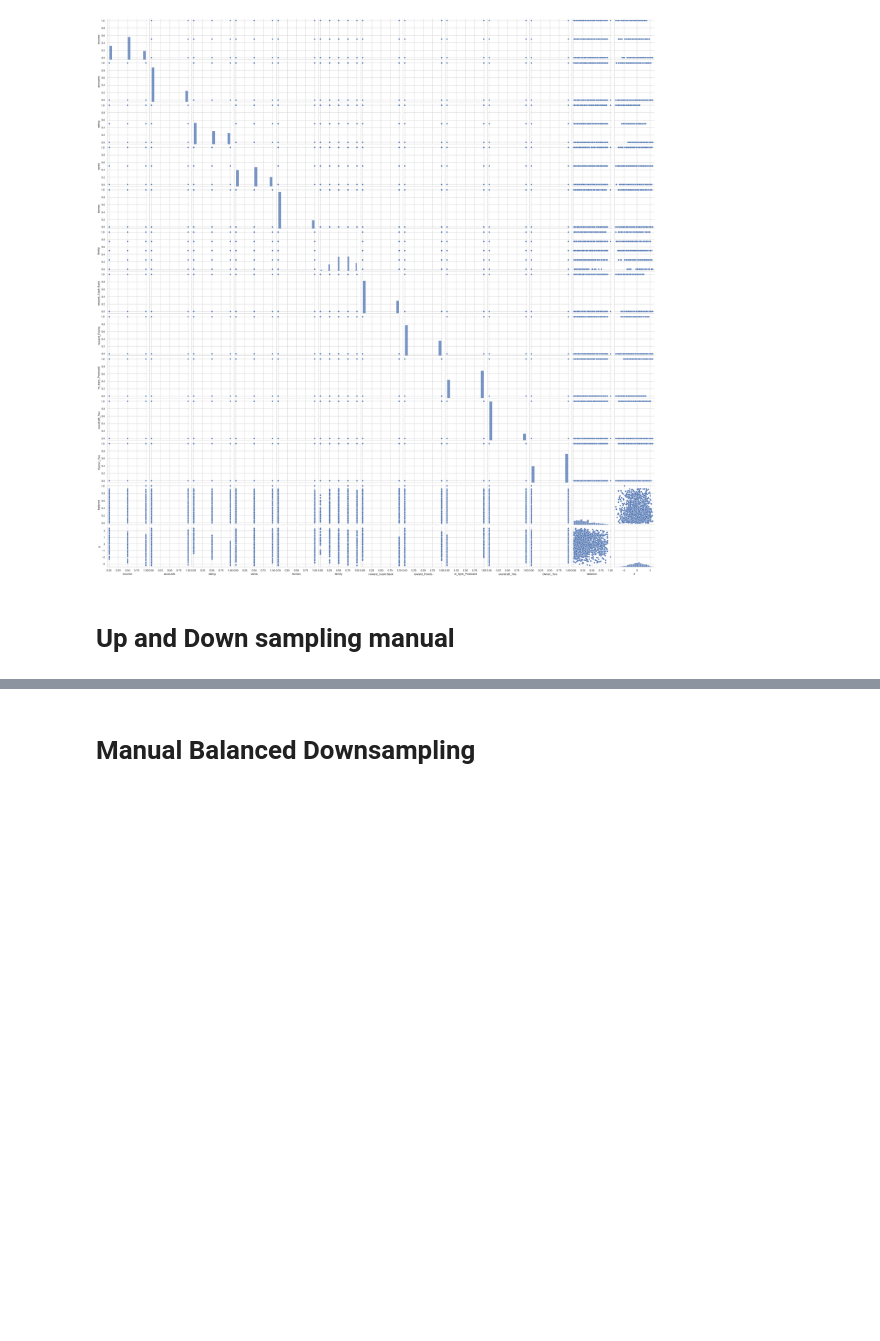
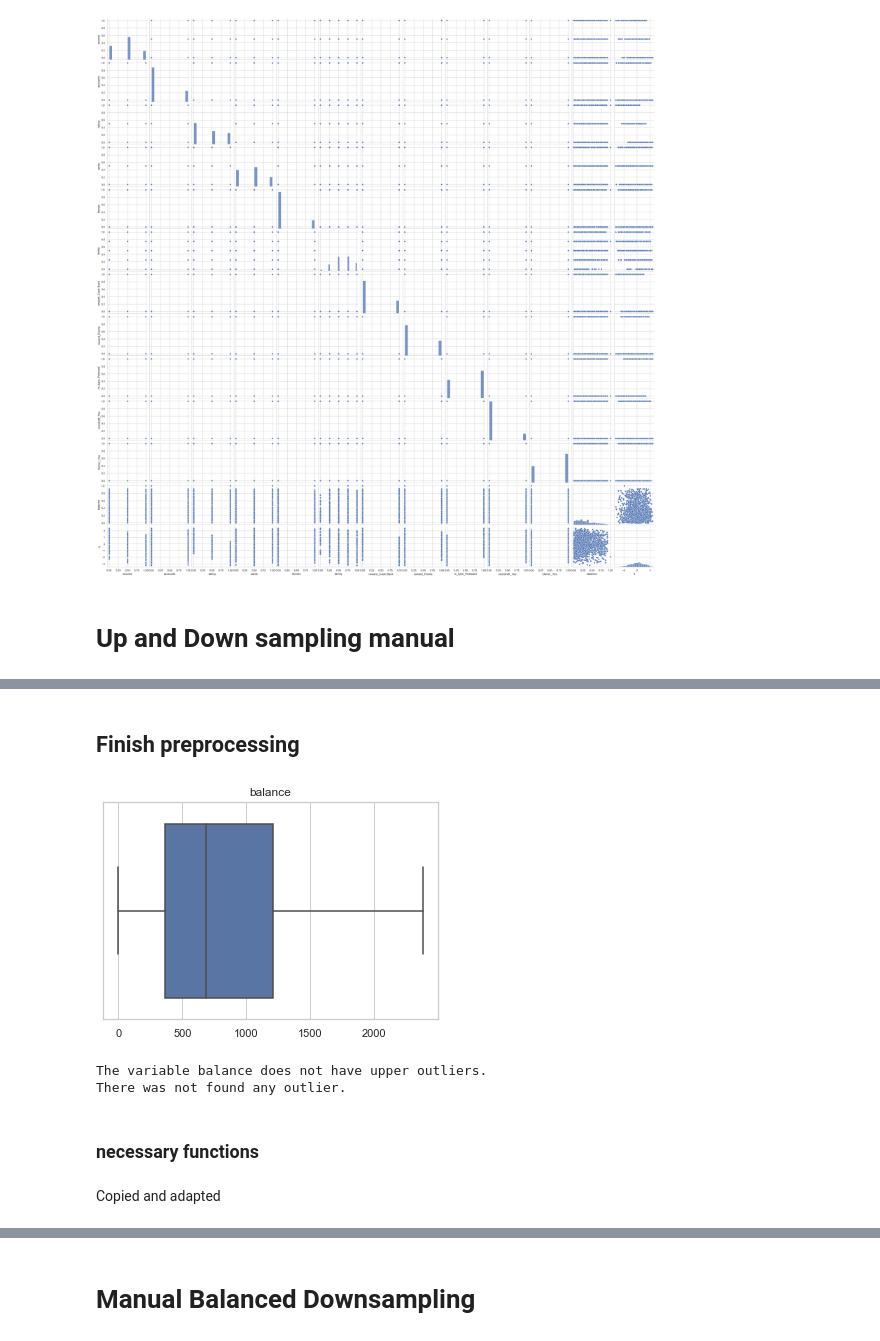
Before and after one commit to aldamepi/ironhack-mid_bootcamp_project, a Jupyter notebook: code/mid_bootcamp-amengual.ipynb, the cells around one changed output, grey strips where cells are left out. Drawn from its saved outputs; the diff is of its cells as text; code cells hidden in the pictures; blank space fills up the shorter version.

```diff
--- a/code/mid_bootcamp-amengual.ipynb
+++ b/code/mid_bootcamp-amengual.ipynb
@@ -1439,0 +1575,12 @@ corrPlots(X_logits_rus)
+# %% [markdown]
+## Finish preprocessing
+# %%
+X_train_man, X_test_man, y_train_man, y_test_man = preprocess(X_train_man, X_test, y_train_man, y_test)
+# %% [output]
+[figure, added]
+The variable balance does not have upper outliers.
+There was not found any outlier.
+# %% [markdown]
+### necessary functions
+# %% [markdown]
+Copied and adapted
```
Also changed, not shown: parts of 26 cells of this notebook.
